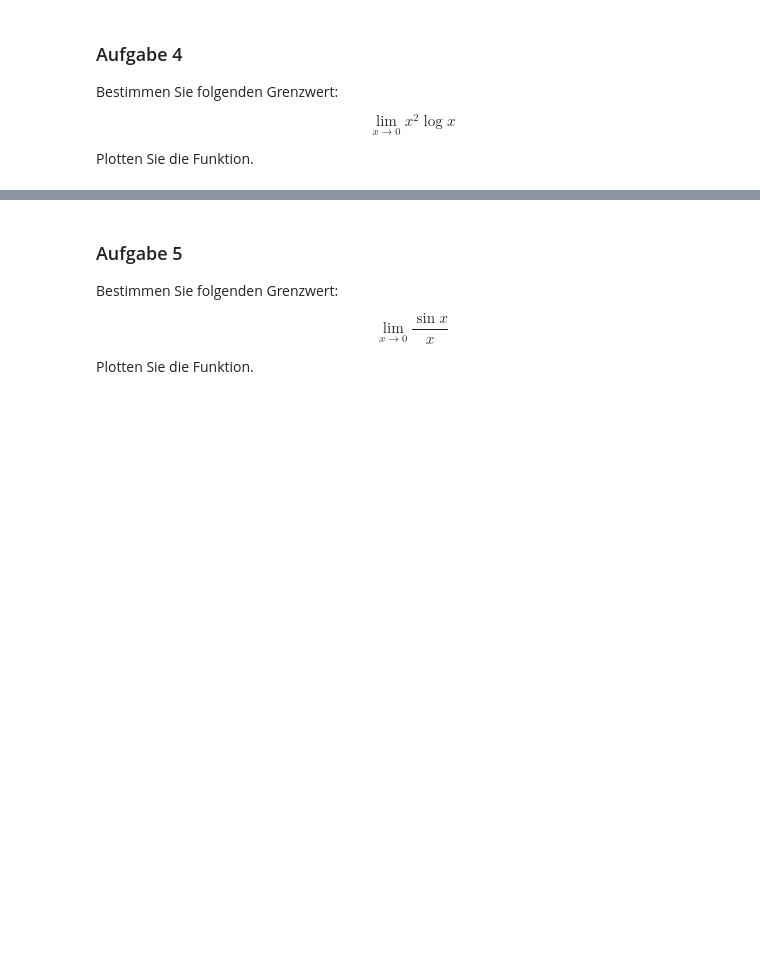
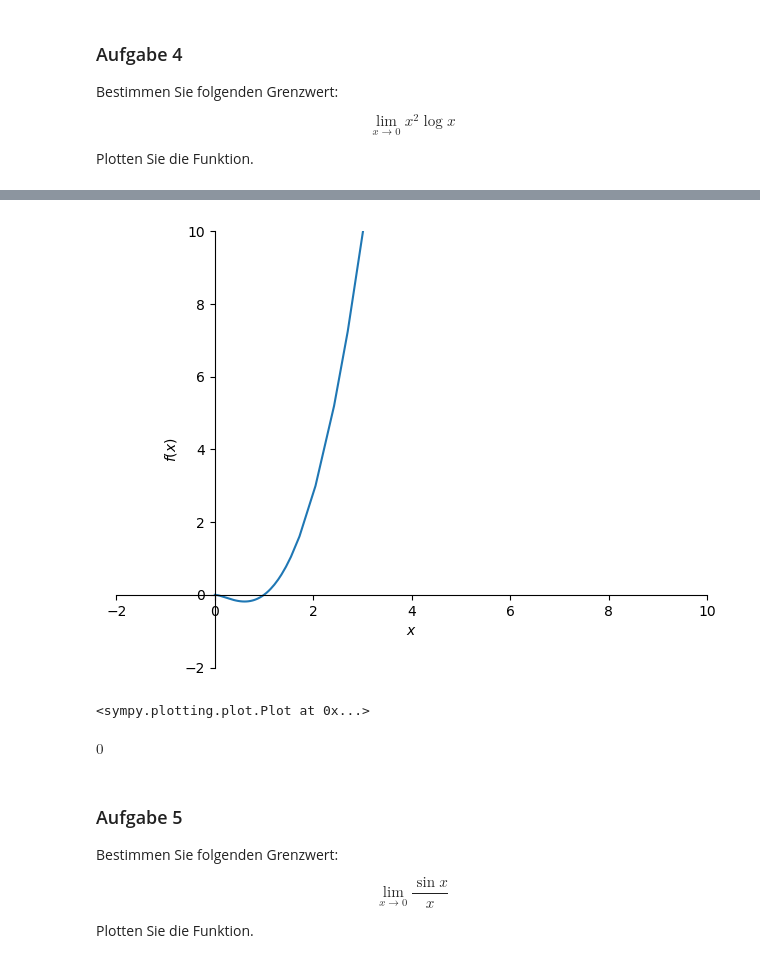
Before and after one commit to maixnor/uniwien, a Jupyter notebook: notebooks/Aufgabenblatt_4 .ipynb, the cells around one changed output, grey strips where cells are left out. Saved outputs shown, nothing was run; the diff lists cells and outputs as text; code cells hidden in the pictures; blank space fills up the shorter version.

```diff
--- a/notebooks/Aufgabenblatt_4 .ipynb
+++ b/notebooks/Aufgabenblatt_4 .ipynb
@@ -45,3 +80,14 @@ Plotten Sie die Funktion.
+# %%
+y = x**2 * log(x)
+
+plot(y, xlim=(-2,10), ylim=(-2,10))
+# %% [output]
+[figure, added]
+<sympy.plotting.plot.Plot at 0x...>
+# %%
+y.limit(x, 0)
+# %% [output]
+$\displaystyle 0$
 # %% [markdown]
 ### Aufgabe 5
 
```
Also changed, not shown: parts of 16 cells of this notebook, 2 other files.
